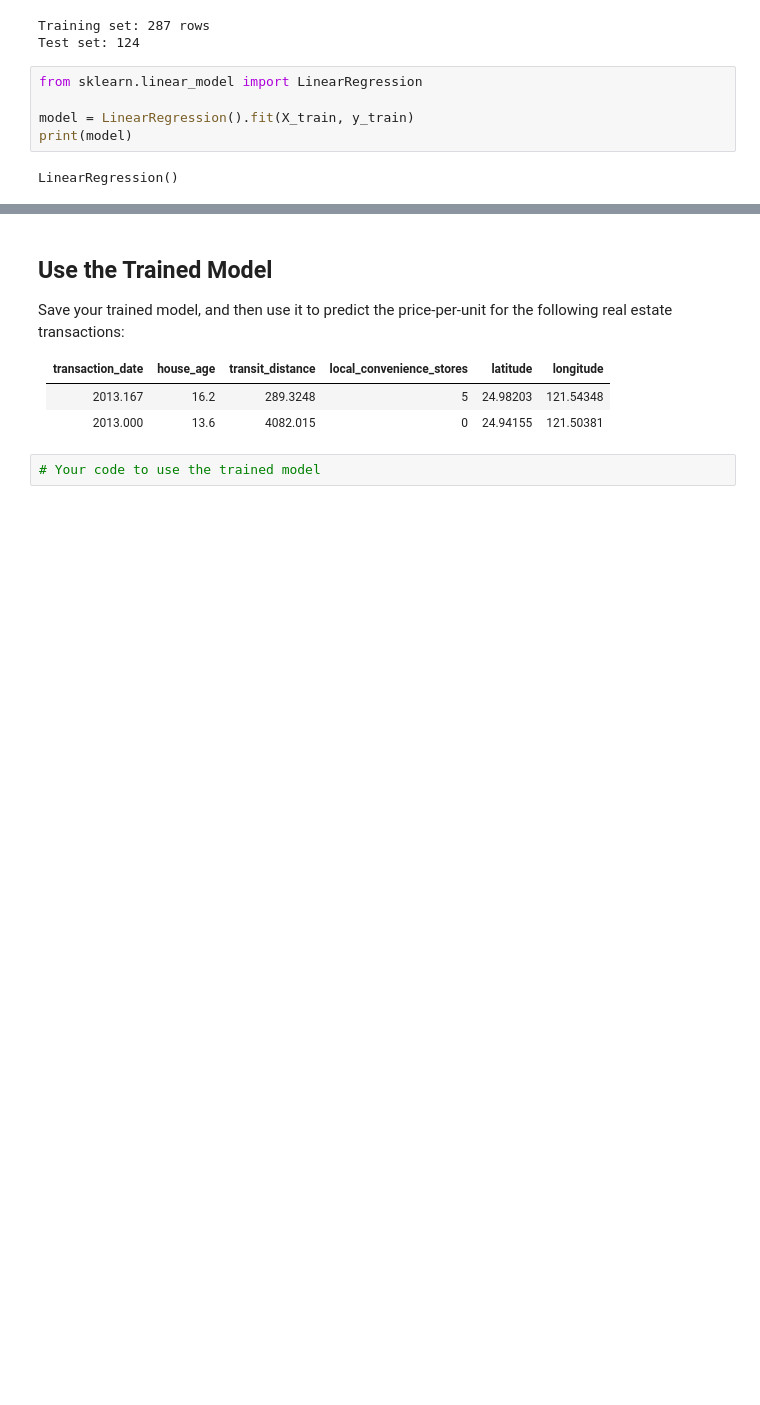
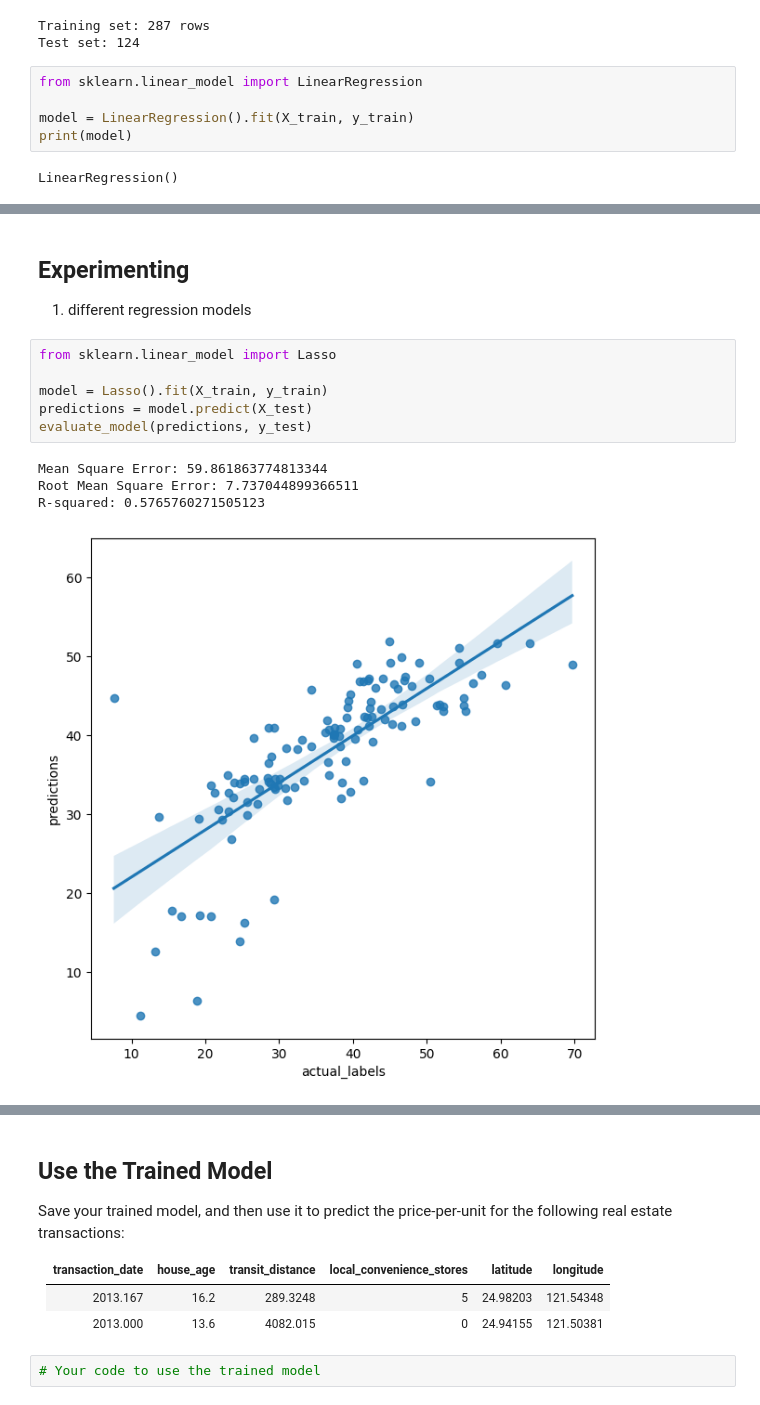
Before and after one commit to Berezovikov-A/ms_ml_challenges, a Jupyter notebook: 02 - Real Estate Regression Challenge.ipynb, the cells around one changed output, grey strips where cells are left out. Cells and saved outputs as stored; diff of their text form; blank space fills up the shorter version.

Commit message:
02 experimenting finished

```diff
--- a/02 - Real Estate Regression Challenge.ipynb
+++ b/02 - Real Estate Regression Challenge.ipynb
@@ -189,0 +196,15 @@ R-squared: 0.6174631335623586
+# %% [markdown]
+## Experimenting
+
+1. different regression models
+# %%
+from sklearn.linear_model import Lasso
+
+model = Lasso().fit(X_train, y_train)
+predictions = model.predict(X_test)
+evaluate_model(predictions, y_test)
+# %% [output]
+Mean Square Error: 59.861863774813344
+Root Mean Square Error: 7.737044899366511
+R-squared: 0.5765760271505123
+[figure, added]
```
Also changed, not shown: parts of 15 cells of this notebook.
